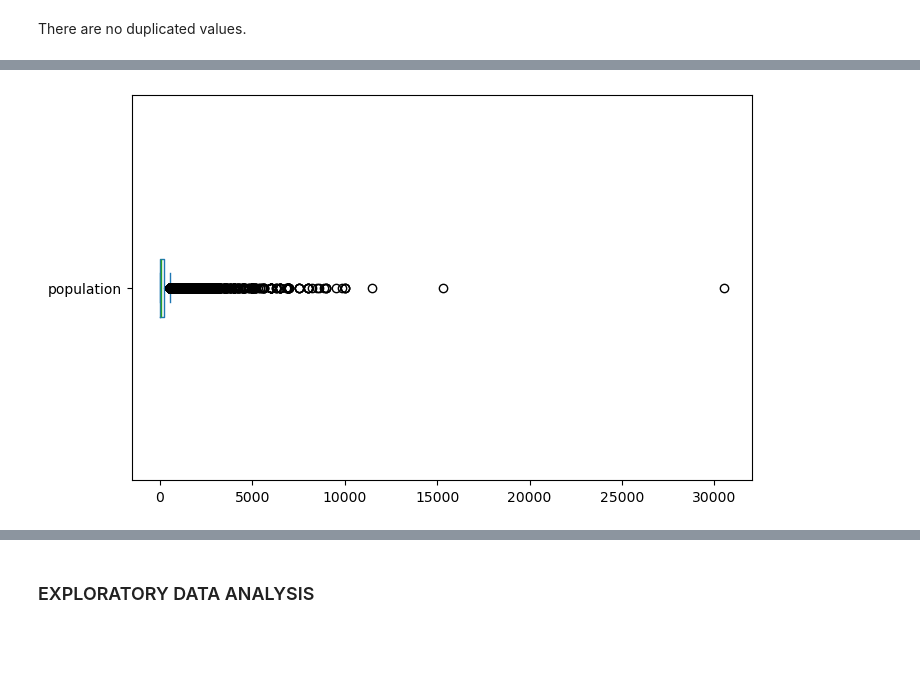
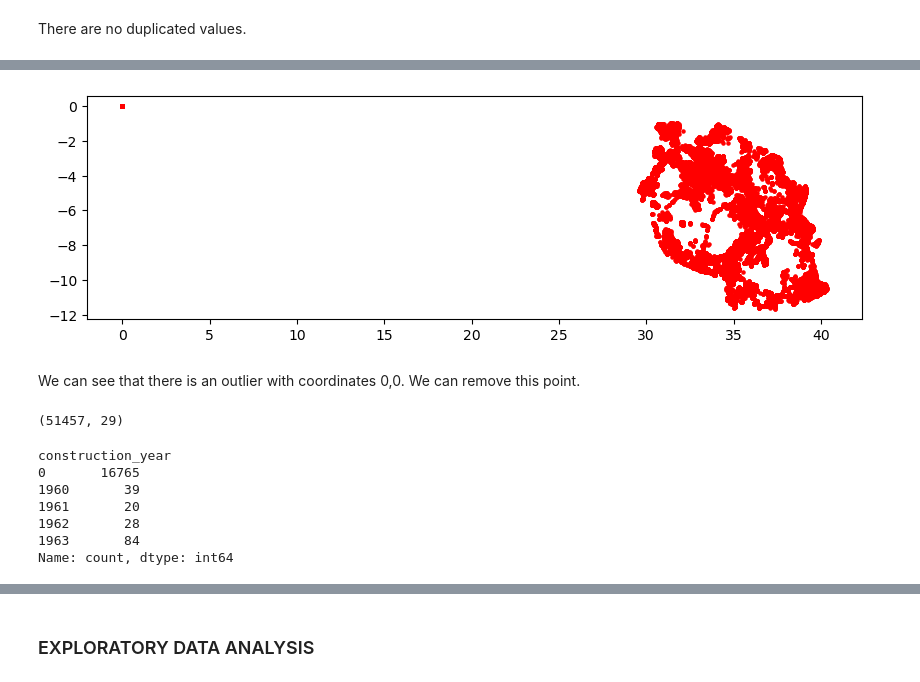
Before and after one commit to Kurgat-Bee/PHASE-03-PROJECT, a Jupyter notebook: TZwaterwells.ipynb, the cells around one changed output, grey strips where cells are left out. Saved outputs shown, nothing was run; the diff lists cells and outputs as text; code cells hidden in the pictures; blank space fills up the shorter version.

```diff
--- a/TZwaterwells.ipynb
+++ b/TZwaterwells.ipynb
@@ -313,13 +395,9 @@ public_meeting
 True     50642
 False     5054
 Name: count, dtype: int64
-# %%
-# Since 'public_meeting' is a boolean column heavily dominated by True, we can replace the missing values randomly based on the ratio of True to False
-# Calculating the ratio of True and False
-true_ratio = train_df['public_meeting'].mean()  # Since True=1 and False=0, mean gives the proportion of True
-
-# Filling null values with random choices based on the ratio
-train_df.loc[train_df['public_meeting'].isna(), 'public_meeting'] = np.random.choice([True, False], size=train_df['public_meeting'].isna().sum(), p=[true_ratio, 1 - true_ratio])
+# %%
+# 'public_meeting' is a boolean column heavily dominated by True. Since we can not accurately predict unknown values, we will drop the missing values
+train_df = train_df.dropna(subset=['public_meeting'])
 # %%
 # Inspecting 'scheme_management' column
 train_df['scheme_management'].value_counts()
@@ -387,11 +465,7 @@ False    17180
 Name: count, dtype: int64
-# %%
-# Since 'permit' is a boolean column heavily dominated by True, we can replace the missing values randomly based on the ratio of True to False
-# Calculating the ratio of True and False
-true_ratio = train_df['permit'].mean()  # Since True=1 and False=0, mean gives the proportion of True
-
-# Filling null values with random choices based on the ratio
-train_df.loc[train_df['permit'].isna(), 'permit'] = np.random.choice([True, False], size=train_df['permit'].isna().sum(), p=[true_ratio, 1 - true_ratio])
+# %%
+# Since 'permit' is a boolean column, we can not accurately predict unknown values. Therefore, we will drop the missing values
+train_df = train_df.dropna(subset=['permit'])
 # %%
 train_df.isnull().sum()
 # %% [output]
@@ -457,6 +504,29 @@ plt.show()
-# %%
-# Box plots for numeric columns
-train_df['population'].plot(kind='box', figsize=(8, 5), vert=False)
-plt.show()
-# %% [output]
-[figure, removed]
+# %%
+# Checking for outliers in the Longitude and Latitude columns
+# Convert DataFrame to GeoDataFrame
+gdf = gpd.GeoDataFrame(train_df, geometry=gpd.points_from_xy(train_df.longitude, train_df.latitude))
+# Plot
+gdf.plot(figsize=(10,6), marker='o', color='red', markersize=5)
+plt.show()
+# %% [output]
+[figure, added]
+# %% [markdown]
+We can see that there is an outlier with coordinates 0,0. We can remove this point.
+# %%
+# Dropping columns with latitude and longitude = 0
+train_df = train_df[train_df['latitude'] != 0]
+train_df = train_df[train_df['longitude'] != 0]
+train_df.shape
+# %% [output]
+(51457, 29)
+# %%
+# Checking for outlier in the construction year column
+train_df['construction_year'].value_counts().sort_index().head()
+# %% [output]
+construction_year
+0       16765
+1960       39
+1961       20
+1962       28
+1963       84
+Name: count, dtype: int64
```
Also changed, not shown: parts of 48 cells of this notebook.
